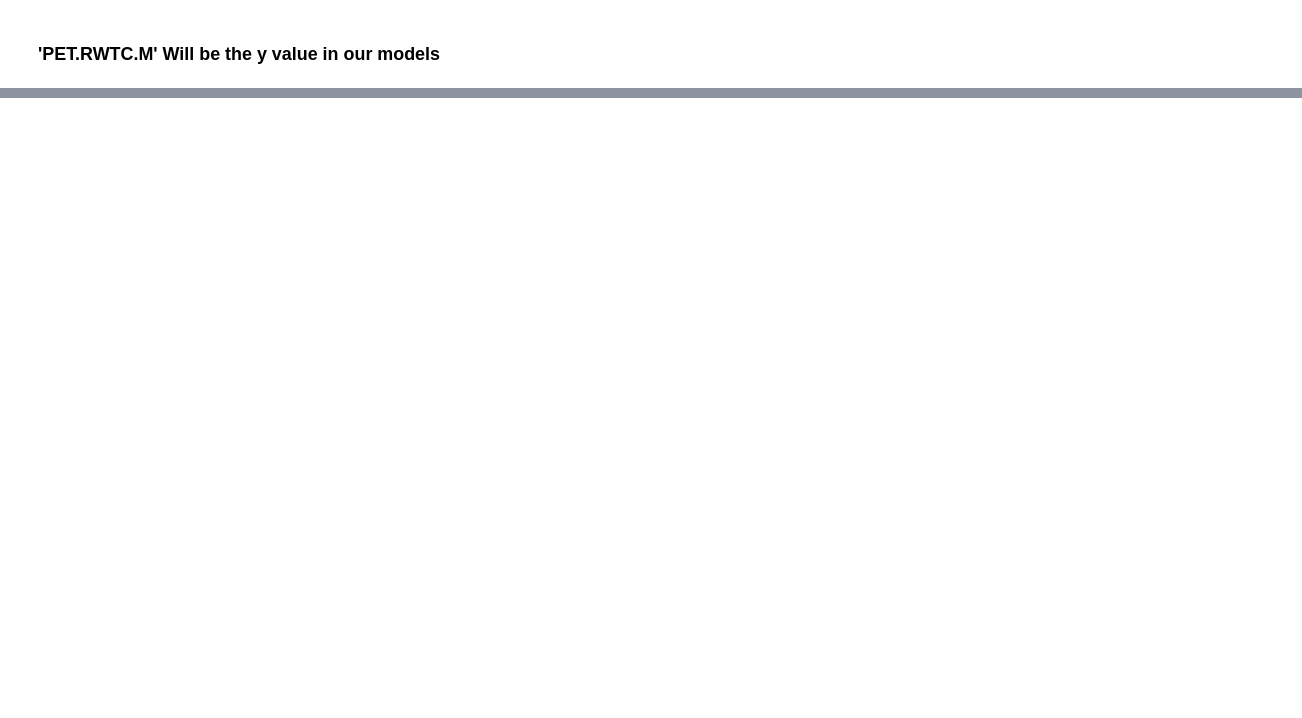
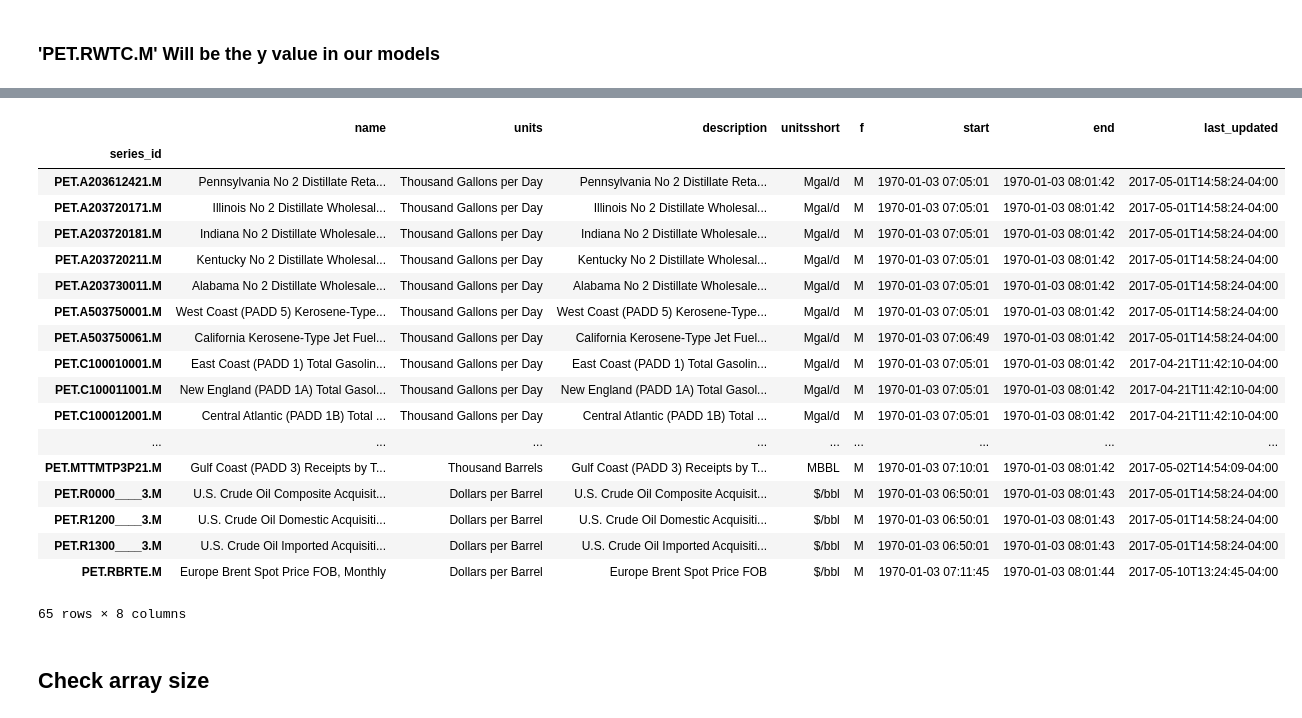
Before and after one commit to limitup/Chipy_Mentorship, a Jupyter notebook: feature_reduction.ipynb, the cells around one changed output, grey strips where cells are left out. Cells and saved outputs as stored; diff of their text form; code cells hidden in the pictures; blank space fills up the shorter version.

Commit message:
recent updates to dataset

```diff
--- a/feature_reduction.ipynb
+++ b/feature_reduction.ipynb
@@ -292,0 +331,5 @@ np.shape(_1)
+# %%
+#use linear regression as the model
+lr_rfecv = LinearRegression()
+rfecv = RFECV(lr_rfecv,step=100,cv=50)
+rfecv.fit(monthly_dataset,y)
@@ -292,0 +340,4 @@ np.shape(_1)
+# %%
+print ("Features sorted by their rank:")
+tuple_list_rfecv = (sorted(zip(map(lambda x: round(x, 2), rfecv.ranking_), monthly_dataset.columns)))
+print (tuple_list_rfecv)
@@ -292,0 +347,3 @@ np.shape(_1)
+# %%
+name_list_rfecv = [x[1] for x in tuple_list_rfecv if x[0] == 1]
+name_list_rfecv
@@ -292,0 +389,8 @@ np.shape(_1)
+# %%
+data = pd.read_json('./PET.txt',orient='columns',lines=True,convert_dates=['start','end'])
+series_data = data[pd.notnull(data['series_id'])]
+series_data = (series_data[['series_id','name','units','description','unitsshort','f','start','end','last_updated']]
+ .set_index('series_id')
+)
+series_data['start']= pd.to_datetime(series_data['start'])
+series_data['end']= pd.to_datetime(series_data['end'])
@@ -292,0 +420,24 @@ np.shape(_1)
+# %%
+series_data.loc[name_list_rfecv]
+# %% [output]
+|  | name | units | description | unitsshort | f | start | end | last_updated |
+| series_id |  |  |  |  |  |  |  |  |
+| PET.A203612421.M | Pennsylvania No 2 Distillate Reta... | Thousand Gallons per Day | Pennsylvania No 2 Distillate Reta... | Mgal/d | M | 1970-01-03 07:05:01 | 1970-01-03 08:01:42 | 2017-05-01T14:58:24-04:00 |
+| PET.A203720171.M | Illinois No 2 Distillate Wholesal... | Thousand Gallons per Day | Illinois No 2 Distillate Wholesal... | Mgal/d | M | 1970-01-03 07:05:01 | 1970-01-03 08:01:42 | 2017-05-01T14:58:24-04:00 |
+| PET.A203720181.M | Indiana No 2 Distillate Wholesale... | Thousand Gallons per Day | Indiana No 2 Distillate Wholesale... | Mgal/d | M | 1970-01-03 07:05:01 | 1970-01-03 08:01:42 | 2017-05-01T14:58:24-04:00 |
+| PET.A203720211.M | Kentucky No 2 Distillate Wholesal... | Thousand Gallons per Day | Kentucky No 2 Distillate Wholesal... | Mgal/d | M | 1970-01-03 07:05:01 | 1970-01-03 08:01:42 | 2017-05-01T14:58:24-04:00 |
+| PET.A203730011.M | Alabama No 2 Distillate Wholesale... | Thousand Gallons per Day | Alabama No 2 Distillate Wholesale... | Mgal/d | M | 1970-01-03 07:05:01 | 1970-01-03 08:01:42 | 2017-05-01T14:58:24-04:00 |
+| PET.A503750001.M | West Coast (PADD 5) Kerosene-Type... | Thousand Gallons per Day | West Coast (PADD 5) Kerosene-Type... | Mgal/d | M | 1970-01-03 07:05:01 | 1970-01-03 08:01:42 | 2017-05-01T14:58:24-04:00 |
+| PET.A503750061.M | California Kerosene-Type Jet Fuel... | Thousand Gallons per Day | California Kerosene-Type Jet Fuel... | Mgal/d | M | 1970-01-03 07:06:49 | 1970-01-03 08:01:42 | 2017-05-01T14:58:24-04:00 |
+| PET.C100010001.M | East Coast (PADD 1) Total Gasolin... | Thousand Gallons per Day | East Coast (PADD 1) Total Gasolin... | Mgal/d | M | 1970-01-03 07:05:01 | 1970-01-03 08:01:42 | 2017-04-21T11:42:10-04:00 |
+| PET.C100011001.M | New England (PADD 1A) Total Gasol... | Thousand Gallons per Day | New England (PADD 1A) Total Gasol... | Mgal/d | M | 1970-01-03 07:05:01 | 1970-01-03 08:01:42 | 2017-04-21T11:42:10-04:00 |
+| PET.C100012001.M | Central Atlantic (PADD 1B) Total ... | Thousand Gallons per Day | Central Atlantic (PADD 1B) Total ... | Mgal/d | M | 1970-01-03 07:05:01 | 1970-01-03 08:01:42 | 2017-04-21T11:42:10-04:00 |
+| ... | ... | ... | ... | ... | ... | ... | ... | ... |
+| PET.MTTMTP3P21.M | Gulf Coast (PADD 3) Receipts by T... | Thousand Barrels | Gulf Coast (PADD 3) Receipts by T... | MBBL | M | 1970-01-03 07:10:01 | 1970-01-03 08:01:42 | 2017-05-02T14:54:09-04:00 |
+| PET.R0000____3.M | U.S. Crude Oil Composite Acquisit... | Dollars per Barrel | U.S. Crude Oil Composite Acquisit... | $/bbl | M | 1970-01-03 06:50:01 | 1970-01-03 08:01:43 | 2017-05-01T14:58:24-04:00 |
+| PET.R1200____3.M | U.S. Crude Oil Domestic Acquisiti... | Dollars per Barrel | U.S. Crude Oil Domestic Acquisiti... | $/bbl | M | 1970-01-03 06:50:01 | 1970-01-03 08:01:43 | 2017-05-01T14:58:24-04:00 |
+| PET.R1300____3.M | U.S. Crude Oil Imported Acquisiti... | Dollars per Barrel | U.S. Crude Oil Imported Acquisiti... | $/bbl | M | 1970-01-03 06:50:01 | 1970-01-03 08:01:43 | 2017-05-01T14:58:24-04:00 |
+| PET.RBRTE.M | Europe Brent Spot Price FOB, Monthly | Dollars per Barrel | Europe Brent Spot Price FOB | $/bbl | M | 1970-01-03 07:11:45 | 1970-01-03 08:01:44 | 2017-05-10T13:24:45-04:00 |
+65 rows × 8 columns
+# %% [markdown]
+## Check array size
```
Also changed, not shown: parts of 64 cells of this notebook, 1 other file.
